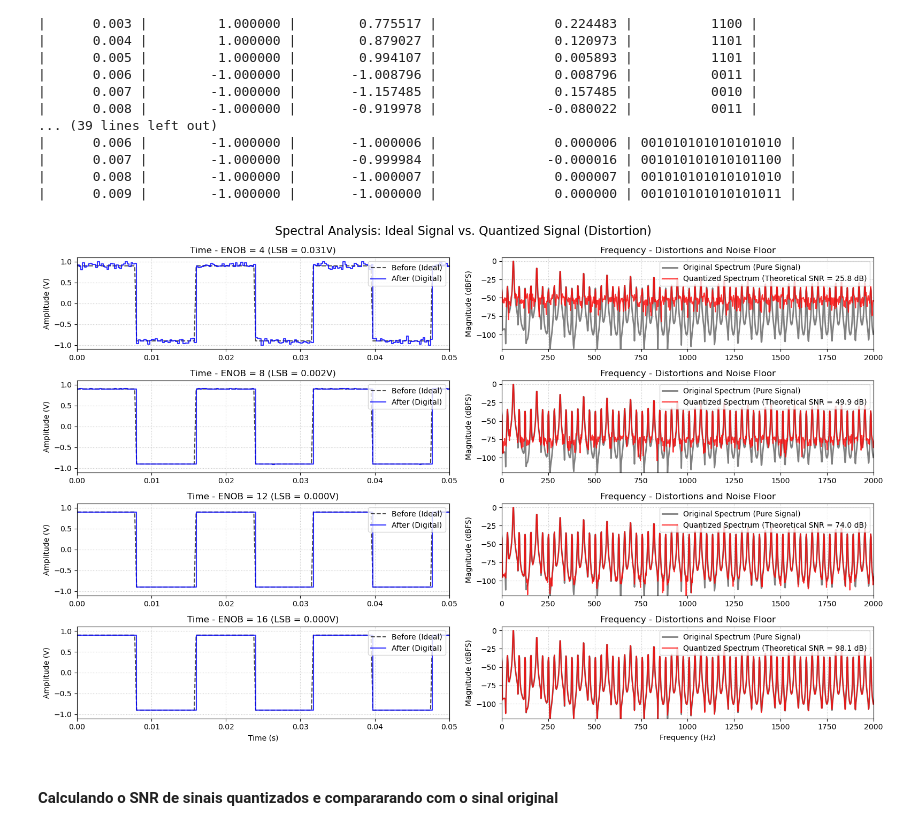
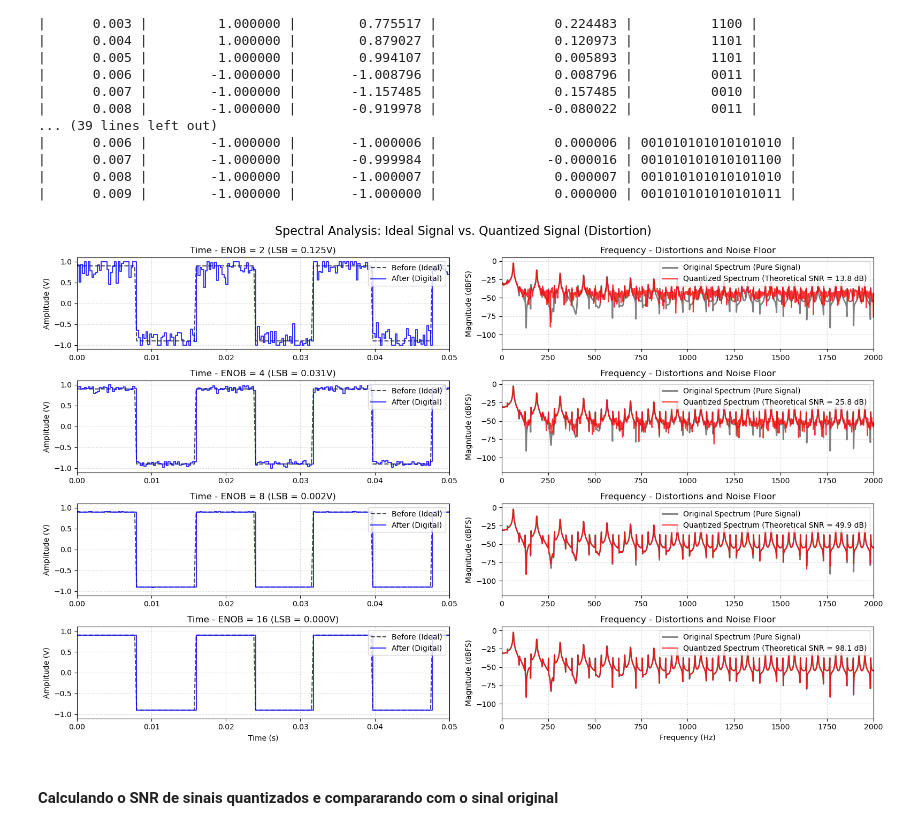
Before and after one commit to elmerfariass/DSPcap, a Jupyter notebook: ADC&DAC.ipynb, the cells around one changed output. Saved outputs shown, nothing was run; the diff lists cells and outputs as text; code cells hidden in the pictures.

```diff
--- a/ADC&DAC.ipynb
+++ b/ADC&DAC.ipynb
@@ -379,7 +379,7 @@ for bits in bit_levels:
         bits=bits,
         v_min=v_min_test,
         v_max=v_max_test,
-        noise_std=0.07 # No external noise to isolate the quantization noise
+        noise_std=0.1 # No external noise to isolate the quantization noise
     )
 
     # Calculate the RMS Error (Square Root of the Mean Noise Power)
@@ -657,7 +742,7 @@ v_max, v_min = 1.0, -1.0
 analog_input = 0.9 * square(2 * np.pi * f_in * t)
 #analog_input = 0.9 * np.sin(2 * np.pi * f_in * t)
 
-enobs_to_test = [4, 8, 12, 16]
+enobs_to_test = [2, 4, 8, 16]
 
 fig, axes = plt.subplots(len(enobs_to_test), 2, figsize=(16, 10))
 fig.suptitle('Spectral Analysis: Ideal Signal vs. Quantized Signal (Distortion)', fontsize=16)
@@ -681,34 +766,34 @@ for i, enob in enumerate(enobs_to_test):
     ax_freq = axes[i, 1]
 
     #  PLOT 1: Time Domain
     ax_time.plot(t_sampled, ideal_sampled, 'k--', label='Before (Ideal)', alpha=0.7)
     ax_time.step(t_sampled, digital_out, 'b-', where='post', label='After (Digital)', alpha=0.8)
     ax_time.set_title(f'Time - ENOB = {enob} (LSB = {step_size:.3f}V)')
     ax_time.set_xlim(0, 0.05)
     ax_time.set_ylim(-1.1, 1.1)
     ax_time.set_ylabel('Amplitude (V)')
     ax_time.grid(True, linestyle=':', alpha=0.7)
     ax_time.legend(loc='upper right')
 
     # PLOT 2: Frequency Domain
     ax_freq.plot(xf_ideal, mag_ideal, color='gray', lw=2, label='Original Spectrum (Pure Signal)')
     ax_freq.plot(xf_quant, mag_quant, color='red', lw=1.5, alpha=0.8, label=f'Quantized Spectrum (Theoretical SNR = {theoretical_snr:.1f} dB)')
     ax_freq.set_title(f'Frequency - Distortions and Noise Floor')
     ax_freq.set_xlim(0, adc_fs / 2)
     ax_freq.set_ylim(-120, 5)
     ax_freq.set_ylabel('Magnitude (dBFS)')
     ax_freq.grid(True, which='both', linestyle=':', alpha=0.7)
     ax_freq.legend(loc='upper right')
 
     if i == len(enobs_to_test) - 1:
         ax_time.set_xlabel('Time (s)')
         ax_freq.set_xlabel('Frequency (Hz)')
 
 plt.tight_layout()
 plt.subplots_adjust(top=0.92)
 plt.show()
 # %% [output]
-[figure, old version]
+[figure, new version]
 # %% [markdown]
 #### Calculando o SNR de sinais quantizados e compararando com o sinal original
 # %%
```
Also changed, not shown: parts of 2 cells of this notebook.
